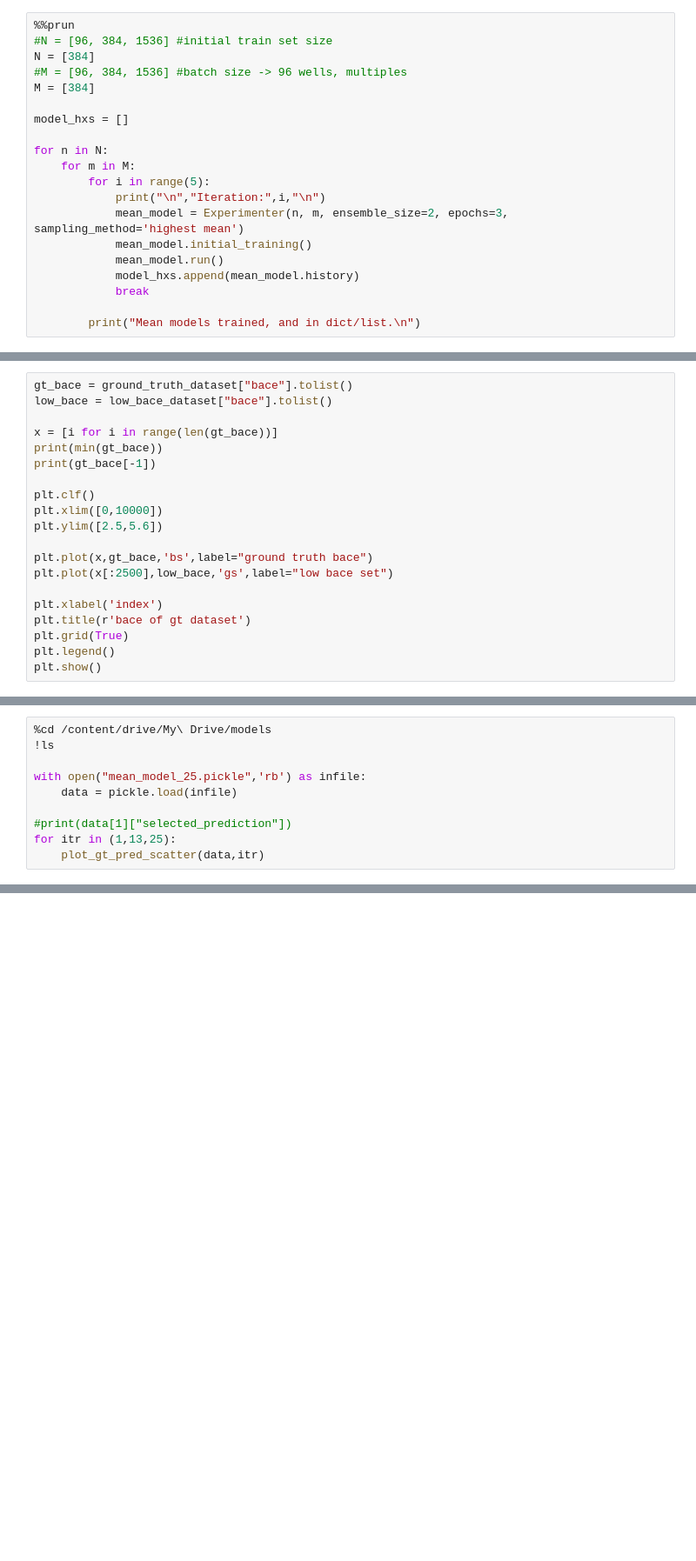
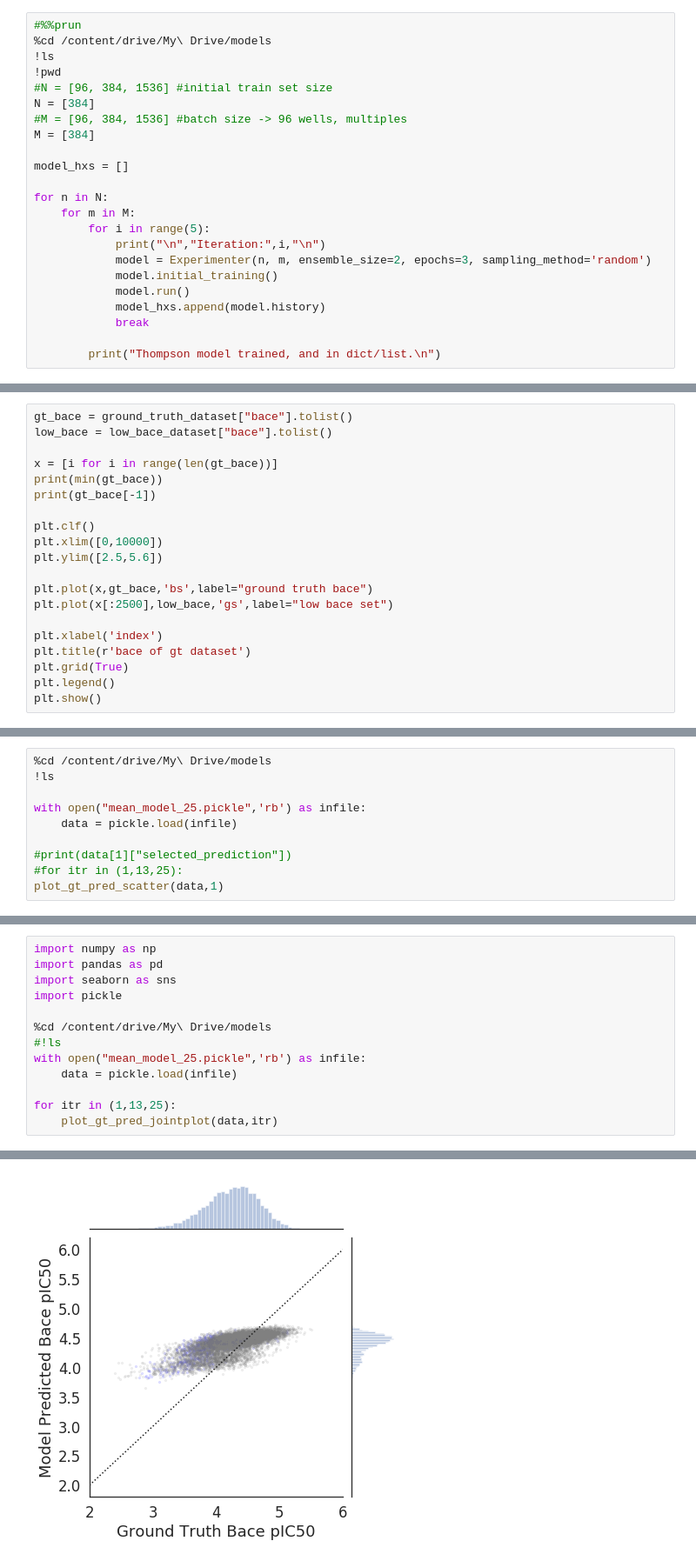
Before and after one commit to choderalab/autonomous-molecular-design, a Jupyter notebook: SimpleADDScenarioColab.ipynb, the cells around one changed output, grey strips where cells are left out. Shown: that part at 87% size. Drawn from its saved outputs; the diff is of its cells as text; blank space fills up the shorter version.

Commit message:
Fixed notebook to un-normalize outputs, and corrected plots.

```diff
--- a/SimpleADDScenarioColab.ipynb
+++ b/SimpleADDScenarioColab.ipynb
@@ -492,5 +493,8 @@ class Experimenter():
 # %%
-%%prun
+#%%prun
+%cd /content/drive/My\ Drive/models
+!ls
+!pwd
 #N = [96, 384, 1536] #initial train set size
 N = [384]
 #M = [96, 384, 1536] #batch size -> 96 wells, multiples
@@ -502,10 +506,10 @@ for n in N:
     for m in M:
         for i in range(5):
             print("\n","Iteration:",i,"\n")
-            mean_model = Experimenter(n, m, ensemble_size=2, epochs=3, sampling_method='highest mean')
-            mean_model.initial_training()
-            mean_model.run()
-            model_hxs.append(mean_model.history)
+            model = Experimenter(n, m, ensemble_size=2, epochs=3, sampling_method='random')
+            model.initial_training()
+            model.run()
+            model_hxs.append(model.history)
             break
 
-        print("Mean models trained, and in dict/list.\n")
+        print("Thompson model trained, and in dict/list.\n")
@@ -690,5 +650,5 @@ with open("mean_model_25.pickle",'rb') as infile:
     data = pickle.load(infile)
 
 #print(data[1]["selected_prediction"])
-for itr in (1,13,25):
-    plot_gt_pred_scatter(data,itr)
+#for itr in (1,13,25):
+plot_gt_pred_scatter(data,1)
@@ -694,0 +732,14 @@ for itr in (1,13,25):
+# %%
+import numpy as np
+import pandas as pd
+import seaborn as sns
+import pickle
+
+%cd /content/drive/My\ Drive/models
+#!ls
+with open("mean_model_25.pickle",'rb') as infile:
+    data = pickle.load(infile)
+
+for itr in (1,13,25):
+    plot_gt_pred_jointplot(data,itr)
+# %% [output]
@@ -694,0 +747 @@ for itr in (1,13,25):
+[figure, added]
```
Also changed, not shown: parts of 26 cells of this notebook, 1 other file.
